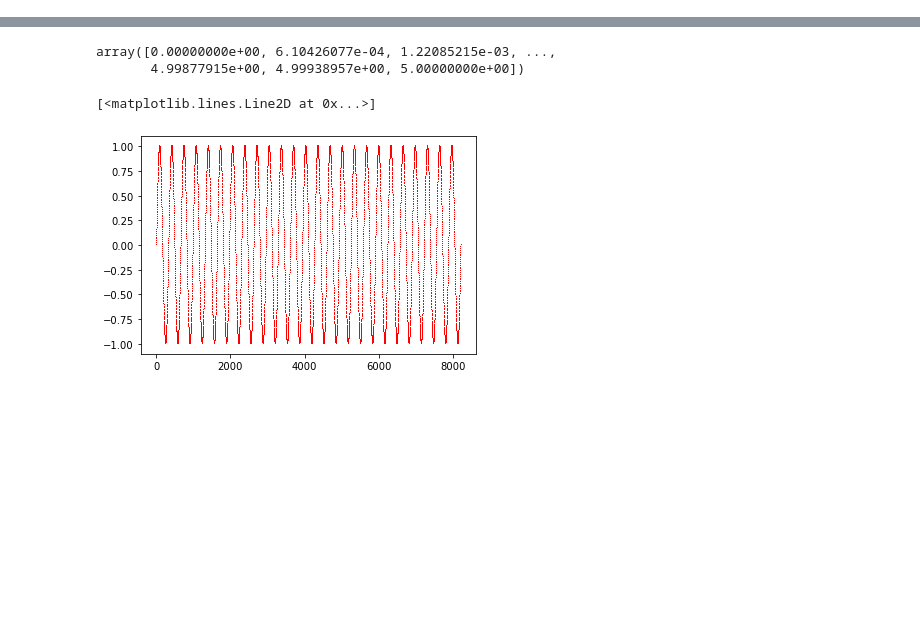
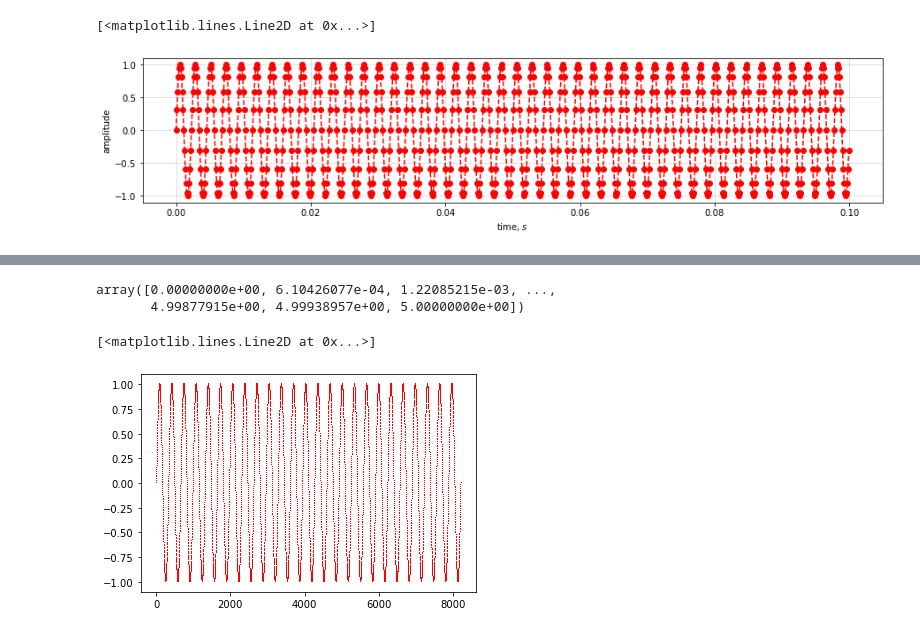
Before and after one commit to reneprincipejr/Physics-305, a Jupyter notebook: Activity 3 - Compressive Sensing/Activity 3 - Compressive Sensing.ipynb, the cells around one changed output, grey strips where cells are left out. Saved outputs shown, nothing was run; the diff lists cells and outputs as text; code cells hidden in the pictures; blank space fills up the shorter version.

```diff
--- a/Activity 3 - Compressive Sensing/Activity 3 - Compressive Sensing.ipynb
+++ b/Activity 3 - Compressive Sensing/Activity 3 - Compressive Sensing.ipynb
@@ -3,0 +32,10 @@ import matplotlib.pyplot as plt
+# %%
+x, t = sinusoid(period = 0.1, amp = 1, freq = 440, phase = 0, fs = 8800)
+plt.figure(figsize=(15,3))
+plt.grid(alpha = 0.5)
+plt.xlabel('time, $s$')
+plt.ylabel('amplitude')
+plt.plot(t, x, 'ro--')
+# %% [output]
+[<matplotlib.lines.Line2D at 0x...>]
+[figure, added]
```
Also changed, not shown: parts of 11 cells of this notebook, 7 other files.
